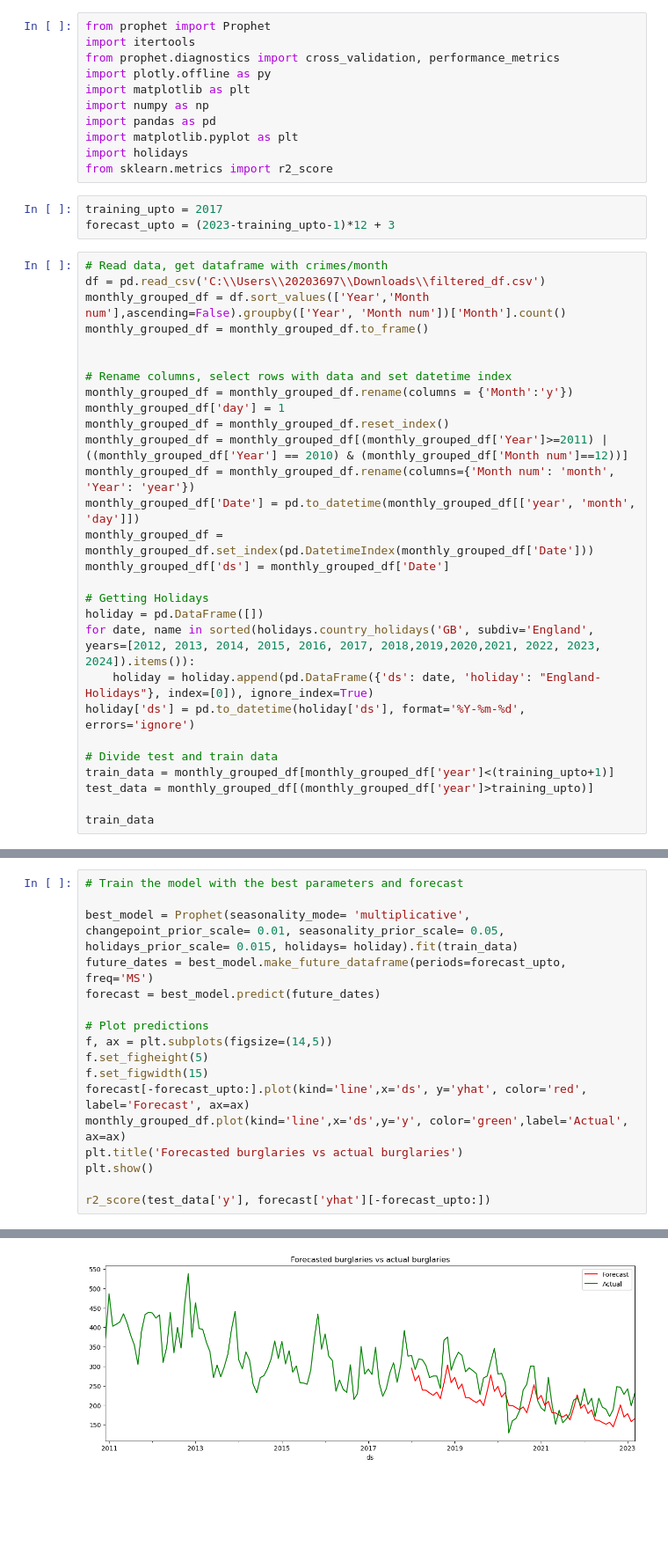
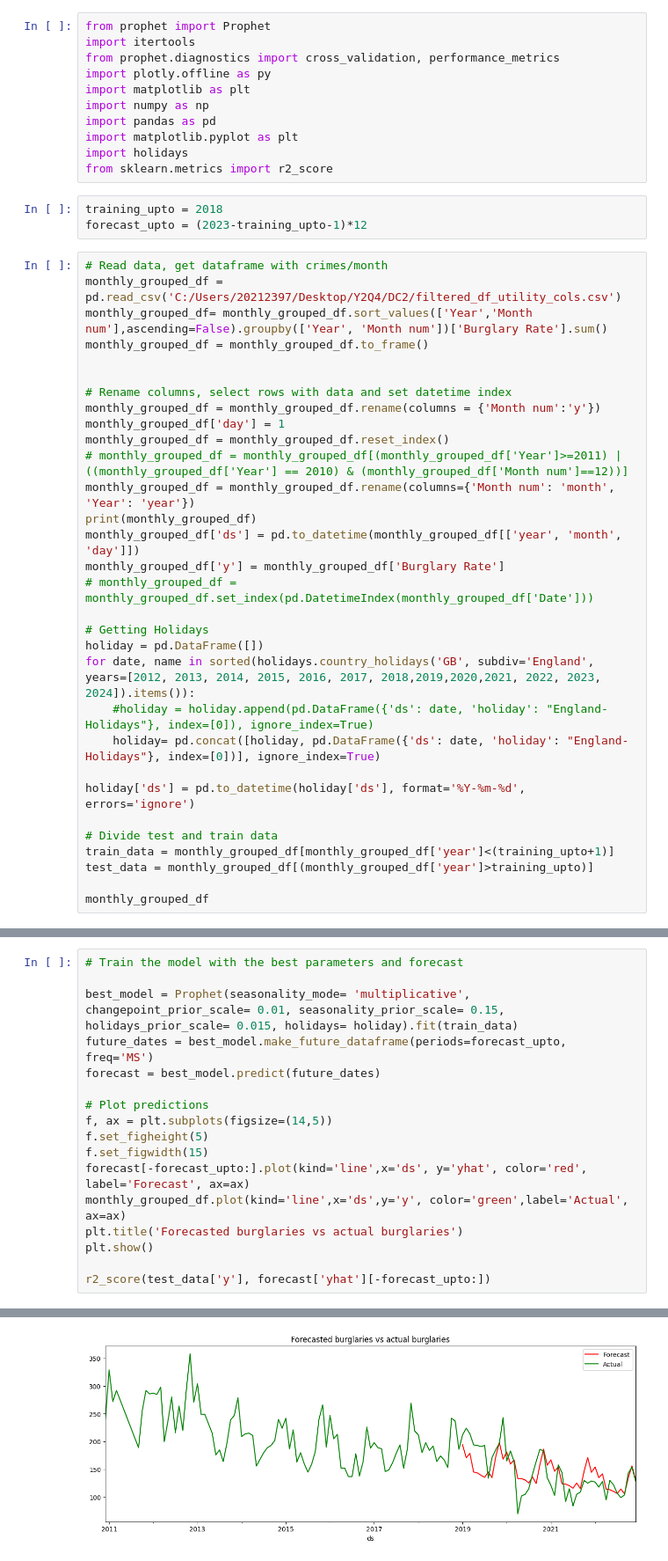
Before and after one commit to isavgt/JBG050-group11, a Jupyter notebook: forecast_prophet.ipynb, the cells around one changed output, grey strips where cells are left out. Shown at 88% size. Saved outputs shown, nothing was run; the diff lists cells and outputs as text; blank space fills up the shorter version.

Commit message:
Isa prophet

```diff
--- a/forecast_prophet.ipynb
+++ b/forecast_prophet.ipynb
@@ -10,34 +10,37 @@ import matplotlib.pyplot as plt
 import holidays
 from sklearn.metrics import r2_score
 # %%
-training_upto = 2017
-forecast_upto = (2023-training_upto-1)*12 + 3
+training_upto = 2018
+forecast_upto = (2023-training_upto-1)*12
 # %%
 # Read data, get dataframe with crimes/month
-df = pd.read_csv('C:\\Users\\20203697\\Downloads\\filtered_df.csv')
-monthly_grouped_df = df.sort_values(['Year','Month num'],ascending=False).groupby(['Year', 'Month num'])['Month'].count()
+monthly_grouped_df = pd.read_csv('C:/Users/20212397/Desktop/Y2Q4/DC2/filtered_df_utility_cols.csv')
+monthly_grouped_df= monthly_grouped_df.sort_values(['Year','Month num'],ascending=False).groupby(['Year', 'Month num'])['Burglary Rate'].sum()
 monthly_grouped_df = monthly_grouped_df.to_frame()
 
 
 # Rename columns, select rows with data and set datetime index
-monthly_grouped_df = monthly_grouped_df.rename(columns = {'Month':'y'})
+monthly_grouped_df = monthly_grouped_df.rename(columns = {'Month num':'y'})
 monthly_grouped_df['day'] = 1
 monthly_grouped_df = monthly_grouped_df.reset_index()
-monthly_grouped_df = monthly_grouped_df[(monthly_grouped_df['Year']>=2011) | ((monthly_grouped_df['Year'] == 2010) & (monthly_grouped_df['Month num']==12))]
+# monthly_grouped_df = monthly_grouped_df[(monthly_grouped_df['Year']>=2011) | ((monthly_grouped_df['Year'] == 2010) & (monthly_grouped_df['Month num']==12))]
 monthly_grouped_df = monthly_grouped_df.rename(columns={'Month num': 'month', 'Year': 'year'})
-monthly_grouped_df['Date'] = pd.to_datetime(monthly_grouped_df[['year', 'month', 'day']])
-monthly_grouped_df = monthly_grouped_df.set_index(pd.DatetimeIndex(monthly_grouped_df['Date']))
-monthly_grouped_df['ds'] = monthly_grouped_df['Date']
+print(monthly_grouped_df)
+monthly_grouped_df['ds'] = pd.to_datetime(monthly_grouped_df[['year', 'month', 'day']])
+monthly_grouped_df['y'] = monthly_grouped_df['Burglary Rate']
+# monthly_grouped_df = monthly_grouped_df.set_index(pd.DatetimeIndex(monthly_grouped_df['Date']))
 
 # Getting Holidays
 holiday = pd.DataFrame([])
 for date, name in sorted(holidays.country_holidays('GB', subdiv='England', years=[2012, 2013, 2014, 2015, 2016, 2017, 2018,2019,2020,2021, 2022, 2023, 2024]).items()):
-    holiday = holiday.append(pd.DataFrame({'ds': date, 'holiday': "England-Holidays"}, index=[0]), ignore_index=True)
+    #holiday = holiday.append(pd.DataFrame({'ds': date, 'holiday': "England-Holidays"}, index=[0]), ignore_index=True)
+    holiday= pd.concat([holiday, pd.DataFrame({'ds': date, 'holiday': "England-Holidays"}, index=[0])], ignore_index=True)
+
 holiday['ds'] = pd.to_datetime(holiday['ds'], format='%Y-%m-%d', errors='ignore')
 
 # Divide test and train data
 train_data = monthly_grouped_df[monthly_grouped_df['year']<(training_upto+1)]
 test_data = monthly_grouped_df[(monthly_grouped_df['year']>training_upto)]
 
-train_data
+monthly_grouped_df
 # %% [output]
@@ -120,7 +107,7 @@ print("Best parameters", best_params)
 # %%
 # Train the model with the best parameters and forecast
 
-best_model = Prophet(seasonality_mode= 'multiplicative', changepoint_prior_scale= 0.01, seasonality_prior_scale= 0.05, holidays_prior_scale= 0.015, holidays= holiday).fit(train_data)
+best_model = Prophet(seasonality_mode= 'multiplicative', changepoint_prior_scale= 0.01, seasonality_prior_scale= 0.15, holidays_prior_scale= 0.015, holidays= holiday).fit(train_data)
 future_dates = best_model.make_future_dataframe(periods=forecast_upto, freq='MS')
 forecast = best_model.predict(future_dates)
 
@@ -140 +127 @@ r2_score(test_data['y'], forecast['yhat'][-forecast_upto:])
-[figure, old version]
+[figure, new version]
```
Also changed, not shown: parts of 5 cells of this notebook.
